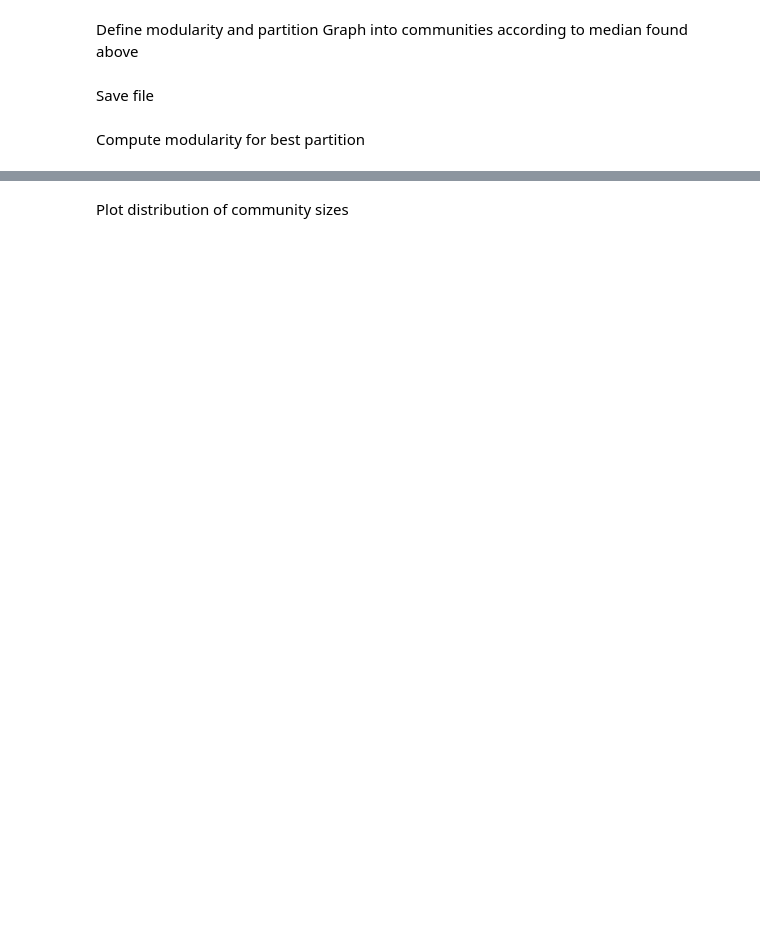
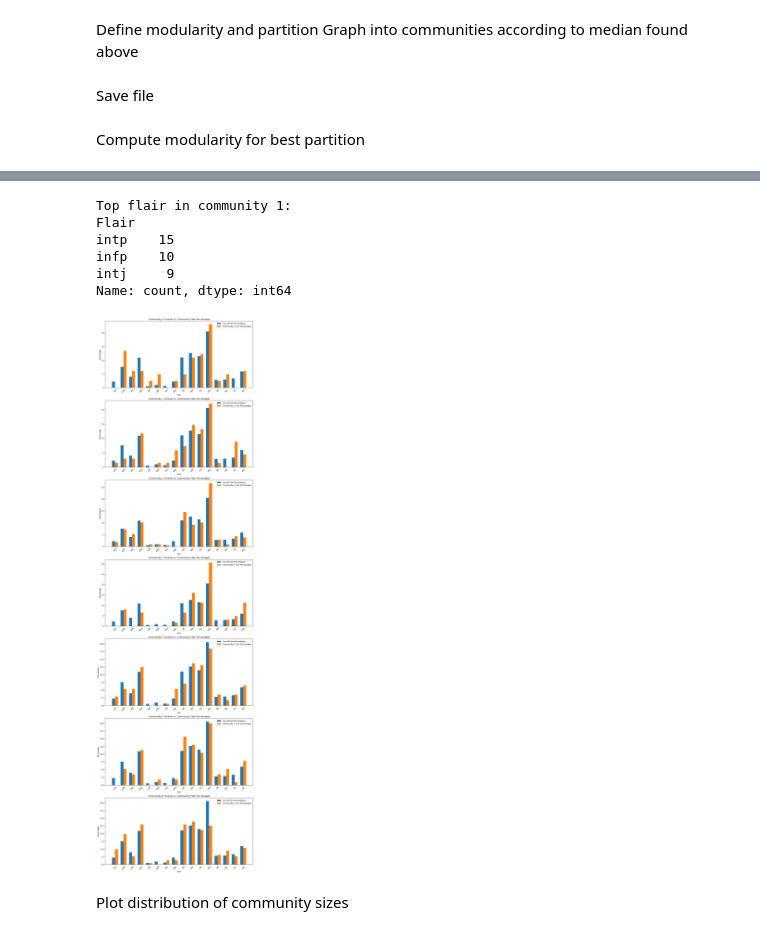
Before and after one commit to luchsonice/MBTI, a Jupyter notebook: RedoOfAssignment2.ipynb, the cells around one changed output, grey strips where cells are left out. Cells and saved outputs as stored; diff of their text form; code cells hidden in the pictures; blank space fills up the shorter version.

Commit message:
Added flairs to communities

```diff
--- a/RedoOfAssignment2.ipynb
+++ b/RedoOfAssignment2.ipynb
@@ -403,3 +412,11 @@ df_community = df_community.sort_values(by='Community')
+# %%
+# Create dataframe with author and community
+df_community = pd.DataFrame(list(partition.items()),columns = ['Author','Community'])
+
+df_community = df_community.sort_values(by='Community')
+
+# Merge the community information with flair information based on authors
+merged_df = pd.merge(df_community, df_flairs, on='Author')
 # %% [markdown]
 Save file
 # %%
@@ -416,3 +433,64 @@ Modularity of best partition: 0.19500828427364764
+# %%
+# Calculate overall flair distribution across all communities
+flair_counts = merged_df.groupby('Flair')['Author'].nunique()
+# %%
+specific_community = 1
+community_data = merged_df[merged_df['Community'] == specific_community]
+community_flair_counts = community_data['Flair'].value_counts()
+
+print("Top flair in community 1: ")
+print(community_flair_counts[:3])
+# %% [output]
+Top flair in community 1:
+Flair
+intp    15
+infp    10
+intj     9
+Name: count, dtype: int64
+# %%
+import matplotlib.pyplot as plt
+import numpy as np
+
+# Getting unique communities
+unique_communities = merged_df['Community'].unique()
+
+# Setting up subplots to display plots for each community
+num_communities = len(unique_communities)
+fig, axes = plt.subplots(num_communities, 1, figsize=(12, 6 * num_communities))
+
+for idx, specific_community in enumerate(unique_communities):
+
+    # Overall flair counts across all communities
+    flair_counts = merged_df.groupby('Flair')['Author'].nunique()
+
+    # Flair counts within a specific community
+    community_data = merged_df[merged_df['Community'] == specific_community]
+    community_flair_counts = community_data['Flair'].value_counts()
+
+    # Calculate percentages
+    total_flair_counts = flair_counts.sum()
+    community_percentages = (community_flair_counts / community_flair_counts.sum()) * 100
+
+    # Bar plot for overall flair counts and community flair counts side by side
+    bar_width = 0.35
+    index = np.arange(len(flair_counts))
+
+    ax = axes[idx]
+    rects1 = ax.bar(index, (flair_counts / total_flair_counts) * 100, bar_width, label='Overall Flair Percentages')
+    rects2 = ax.bar(index + bar_width, community_percentages.reindex(flair_counts.index, fill_value=0).values,
+                    bar_width, label=f'Community {specific_community} Flair Percentages')
+
+    ax.set_xlabel('Flair')
+    ax.set_ylabel('Percentage')
+    ax.set_title(f'Community {specific_community}: Overall vs. Community Flair Percentages')
+    ax.set_xticks(index + bar_width / 2)
+    ax.set_xticklabels(flair_counts.index, rotation=45)
+    ax.legend()
+
+plt.tight_layout()
+plt.show()
+# %% [output]
+[figure, added]
 # %% [markdown]
 Plot distribution of community sizes
 # %%
```
Also changed, not shown: parts of 7 cells of this notebook.
